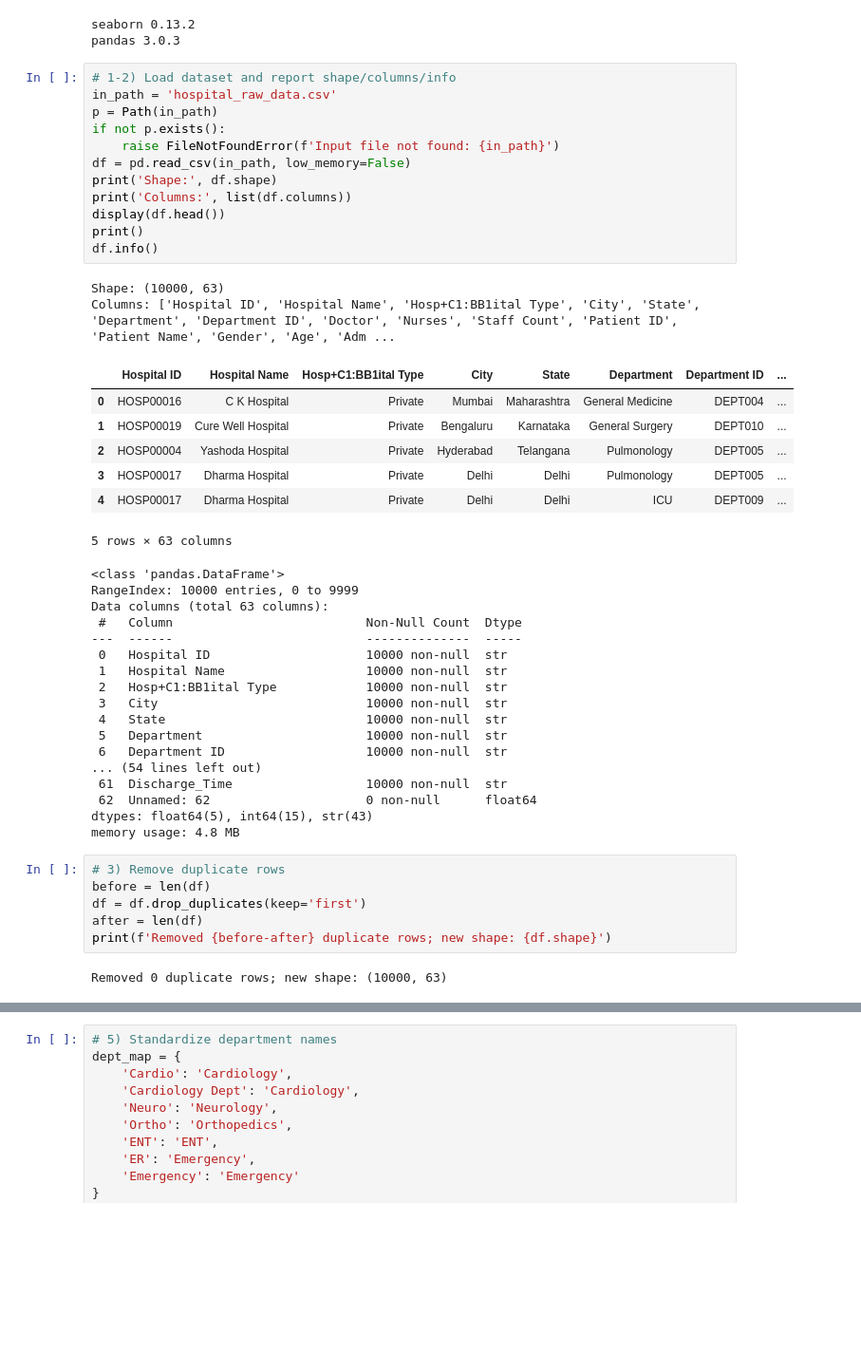
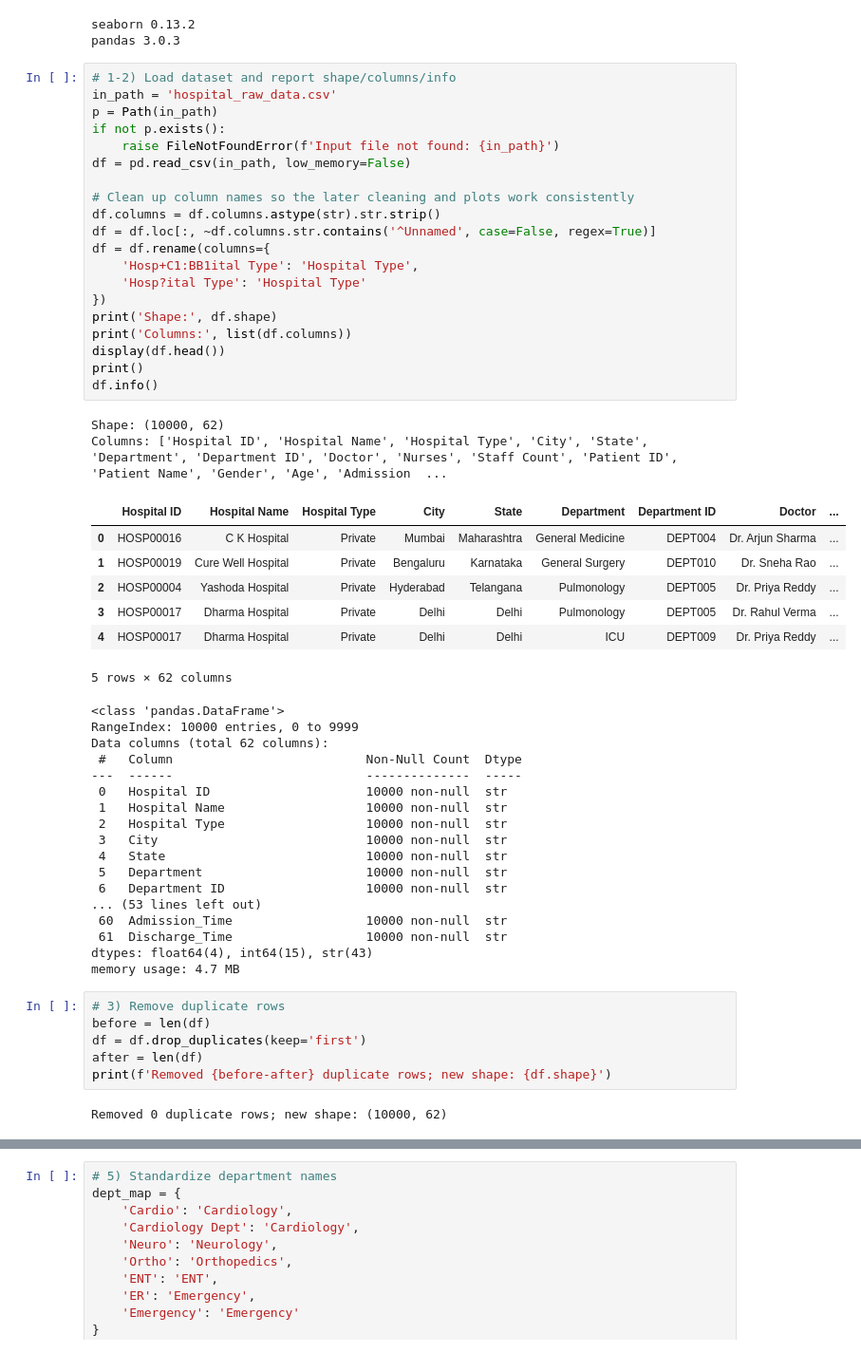
Before and after one commit to springboardmentor09876x-cmd/Hospital-Operations-Patient-Analytics-, a Jupyter notebook: hospital_cleaning.ipynb, the cells around one changed output, grey strips where cells are left out. Shown at 95% size. Drawn from its saved outputs; the diff is of its cells as text; blank space fills up the shorter version.

```diff
--- a/hospital_cleaning.ipynb
+++ b/hospital_cleaning.ipynb
@@ -23,42 +23,50 @@ pandas 3.0.3
 # %%
 # 1-2) Load dataset and report shape/columns/info
 in_path = 'hospital_raw_data.csv'
 p = Path(in_path)
 if not p.exists():
     raise FileNotFoundError(f'Input file not found: {in_path}')
 df = pd.read_csv(in_path, low_memory=False)
+
+# Clean up column names so the later cleaning and plots work consistently
+df.columns = df.columns.astype(str).str.strip()
+df = df.loc[:, ~df.columns.str.contains('^Unnamed', case=False, regex=True)]
+df = df.rename(columns={
+    'Hosp+C1:BB1ital Type': 'Hospital Type',
+    'Hosp?ital Type': 'Hospital Type'
+})
 print('Shape:', df.shape)
 print('Columns:', list(df.columns))
 display(df.head())
 print()
 df.info()
 # %% [output]
-Shape: (10000, 63)
-Columns: ['Hospital ID', 'Hospital Name', 'Hosp+C1:BB1ital Type', 'City', 'State', 'Department', 'Department ID', 'Doctor', 'Nurses', 'Staff Count', 'Patient ID', 'Patient Name', 'Gender', 'Age', 'Adm ...
+Shape: (10000, 62)
+Columns: ['Hospital ID', 'Hospital Name', 'Hospital Type', 'City', 'State', 'Department', 'Department ID', 'Doctor', 'Nurses', 'Staff Count', 'Patient ID', 'Patient Name', 'Gender', 'Age', 'Admission  ...
-|  | Hospital ID | Hospital Name | Hosp+C1:BB1ital Type | City | State | Department | Department ID | ... |
-| 0 | HOSP00016 | C K Hospital | Private | Mumbai | Maharashtra | General Medicine | DEPT004 | ... |
-| 1 | HOSP00019 | Cure Well Hospital | Private | Bengaluru | Karnataka | General Surgery | DEPT010 | ... |
-| 2 | HOSP00004 | Yashoda Hospital | Private | Hyderabad | Telangana | Pulmonology | DEPT005 | ... |
-| 3 | HOSP00017 | Dharma Hospital | Private | Delhi | Delhi | Pulmonology | DEPT005 | ... |
-| 4 | HOSP00017 | Dharma Hospital | Private | Delhi | Delhi | ICU | DEPT009 | ... |
+|  | Hospital ID | Hospital Name | Hospital Type | City | State | Department | Department ID | Doctor | ... |
+| 0 | HOSP00016 | C K Hospital | Private | Mumbai | Maharashtra | General Medicine | DEPT004 | Dr. Arjun Sharma | ... |
+| 1 | HOSP00019 | Cure Well Hospital | Private | Bengaluru | Karnataka | General Surgery | DEPT010 | Dr. Sneha Rao | ... |
+| 2 | HOSP00004 | Yashoda Hospital | Private | Hyderabad | Telangana | Pulmonology | DEPT005 | Dr. Priya Reddy | ... |
+| 3 | HOSP00017 | Dharma Hospital | Private | Delhi | Delhi | Pulmonology | DEPT005 | Dr. Rahul Verma | ... |
+| 4 | HOSP00017 | Dharma Hospital | Private | Delhi | Delhi | ICU | DEPT009 | Dr. Priya Reddy | ... |
-5 rows × 63 columns
+5 rows × 62 columns
 <class 'pandas.DataFrame'>
 RangeIndex: 10000 entries, 0 to 9999
-Data columns (total 63 columns):
+Data columns (total 62 columns):
  #   Column                          Non-Null Count  Dtype
 ---  ------                          --------------  -----
  0   Hospital ID                     10000 non-null  str
  1   Hospital Name                   10000 non-null  str
- 2   Hosp+C1:BB1ital Type            10000 non-null  str
+ 2   Hospital Type                   10000 non-null  str
  3   City                            10000 non-null  str
  4   State                           10000 non-null  str
  5   Department                      10000 non-null  str
  6   Department ID                   10000 non-null  str
-... (54 lines left out)
+... (53 lines left out)
+ 60  Admission_Time                  10000 non-null  str
  61  Discharge_Time                  10000 non-null  str
- 62  Unnamed: 62                     0 non-null      float64
-dtypes: float64(5), int64(15), str(43)
-memory usage: 4.8 MB
+dtypes: float64(4), int64(15), str(43)
+memory usage: 4.7 MB
 # %%
 # 3) Remove duplicate rows
 before = len(df)
@@ -66,7 +74,7 @@ df = df.drop_duplicates(keep='first')
 after = len(df)
 print(f'Removed {before-after} duplicate rows; new shape: {df.shape}')
 # %% [output]
-Removed 0 duplicate rows; new shape: (10000, 63)
+Removed 0 duplicate rows; new shape: (10000, 62)
 # %%
 # 4) Handle missing patient data
 # Capture missing pattern before any imputation for debugging/visualization
```
Also changed, not shown: parts of 4 cells of this notebook, 2 other files.
